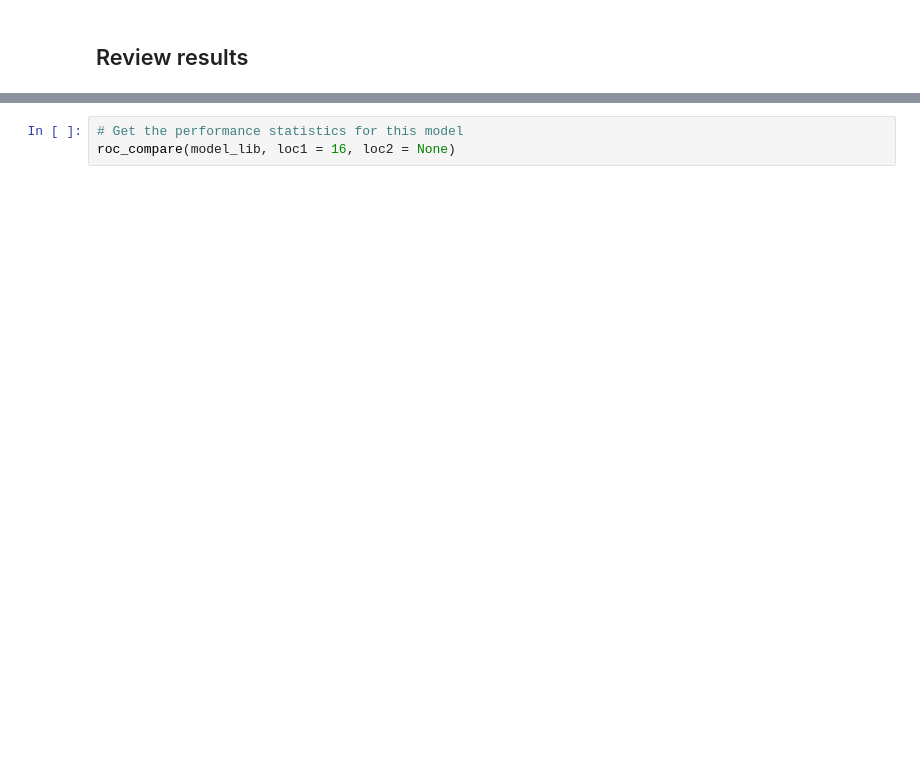
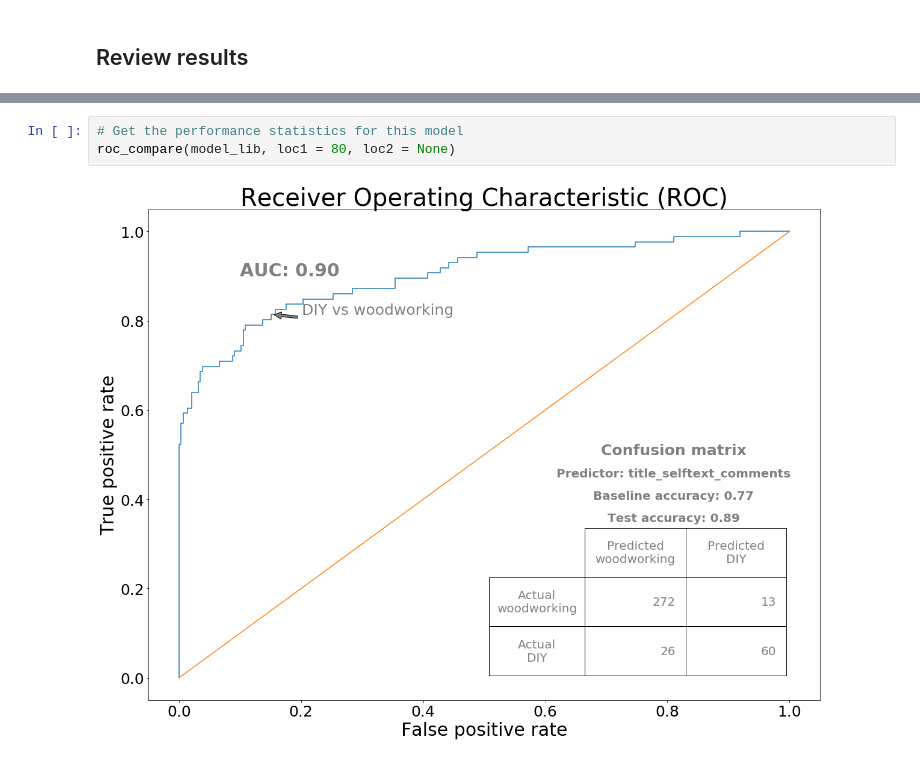
Before and after one commit to sgodfrey66/reddit_posts, a Jupyter notebook: code/Modeling.ipynb, the cells around one changed output, grey strips where cells are left out. Drawn from its saved outputs; the diff is of its cells as text; blank space fills up the shorter version.

```diff
--- a/code/Modeling.ipynb
+++ b/code/Modeling.ipynb
@@ -508,3 +638,5 @@ model_lib
 # %%
 # Get the performance statistics for this model
-roc_compare(model_lib, loc1 = 16, loc2 = None)
+roc_compare(model_lib, loc1 = 80, loc2 = None)
+# %% [output]
+[figure, added]
```
Also changed, not shown: parts of 14 cells of this notebook, 2 other files.
